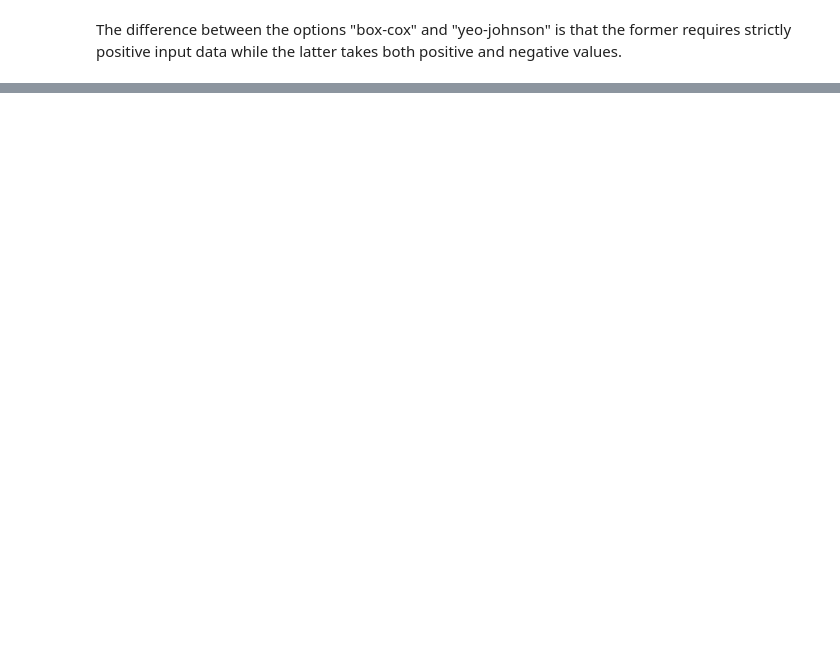
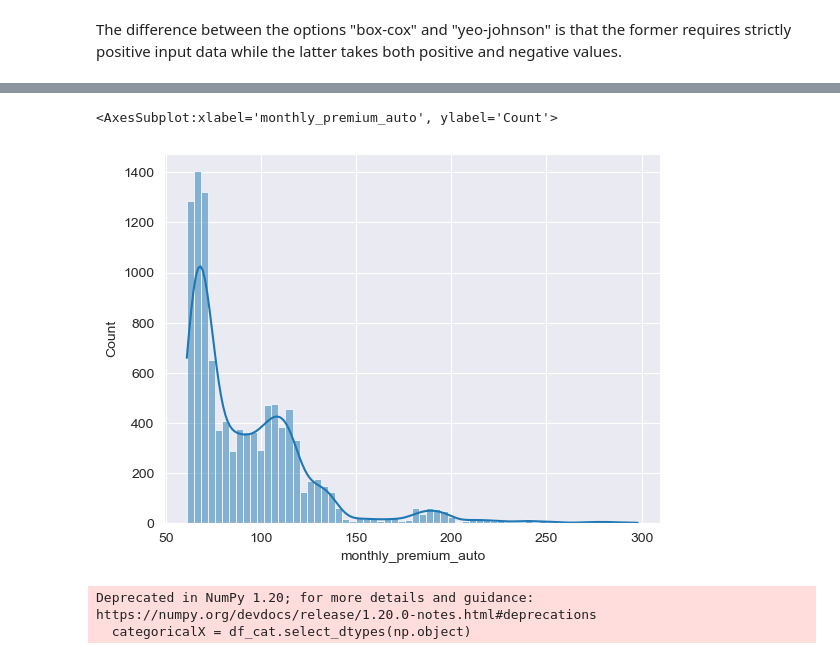
Before and after one commit to Phylanxy/Labs, a Jupyter notebook: week 4/Day 1/Lab_ML_day1.ipynb, the cells around one changed output, grey strips where cells are left out. Drawn from its saved outputs; the diff is of its cells as text; code cells hidden in the pictures; blank space fills up the shorter version.

```diff
--- a/week 4/Day 1/Lab_ML_day1.ipynb
+++ b/week 4/Day 1/Lab_ML_day1.ipynb
@@ -259,0 +227,9 @@ The difference between the options "box-cox" and "yeo-johnson" is that the forme
+# %%
+#print(df_num.columns)
+# kick out any highly correlated features
+CORR_THRESH = 0.80
+corr_matrix = df_num.corr().abs()
+upper_triangle = corr_matrix.where(np.triu(np.ones(corr_matrix.shape),k=1).astype(bool))
+corrd_cols = [column for column in upper_triangle.columns if any(upper_triangle[column] > CORR_THRESH)]
+df_num.drop(corrd_cols,axis=1,inplace=True)
+#print(df_num.columns)
@@ -259,0 +248,7 @@ The difference between the options "box-cox" and "yeo-johnson" is that the forme
+# %%
+# monthly premium auto is scewed to the left
+#sns.histplot(df_num["income"], kde=1)
+sns.histplot(df_num["monthly_premium_auto"], kde=1)
+# %% [output]
+<AxesSubplot:xlabel='monthly_premium_auto', ylabel='Count'>
+[figure, added]
@@ -259,0 +264,7 @@ The difference between the options "box-cox" and "yeo-johnson" is that the forme
+# %%
+numericalX = df_num
+categoricalX = df_cat.select_dtypes(np.object)
+y = df["total_claim_amount"]
+# %% [output]
+Deprecated in NumPy 1.20; for more details and guidance: https://numpy.org/devdocs/release/1.20.0-notes.html#deprecations
+  categoricalX = df_cat.select_dtypes(np.object)
```
Also changed, not shown: parts of 37 cells of this notebook, 1 other file.
